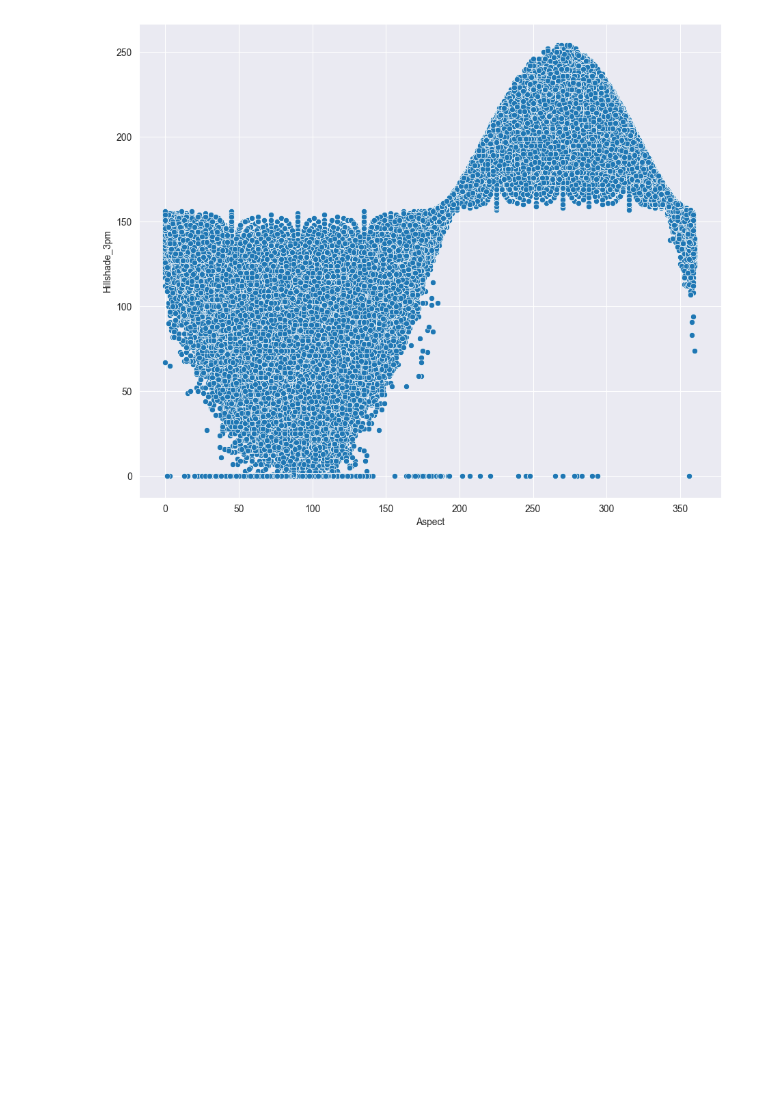
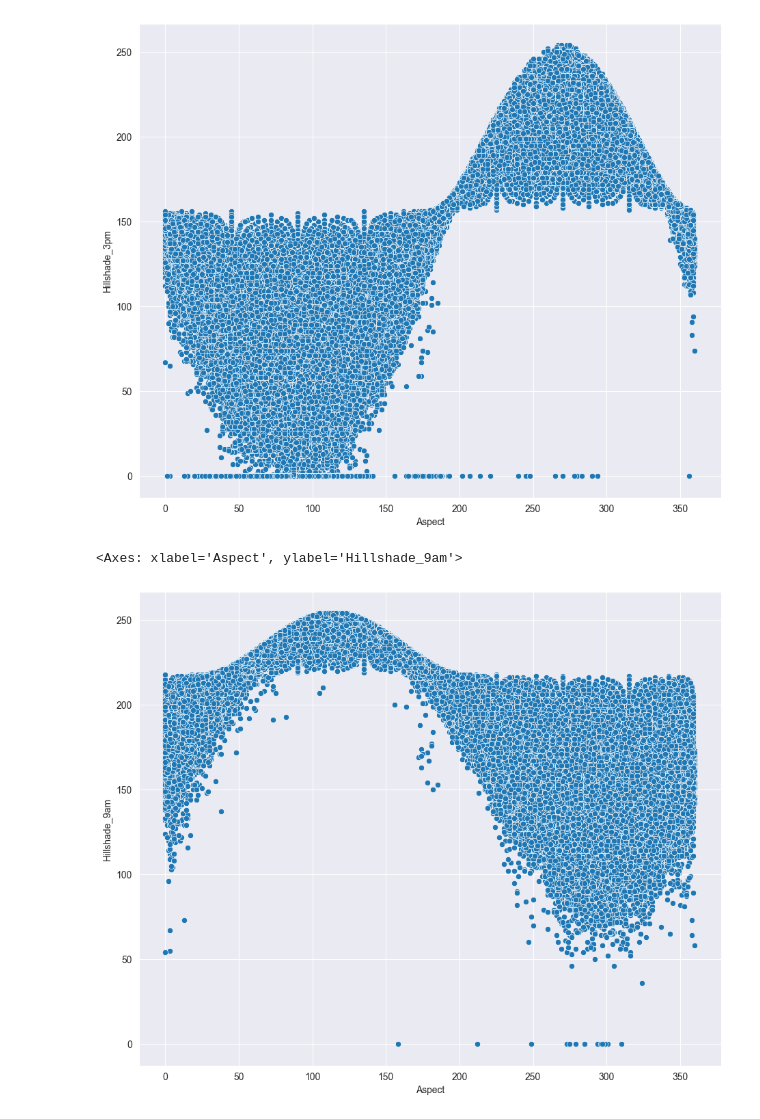
Before and after one commit to Arcewirz/forrest-type-prediction, a Jupyter notebook: eda.ipynb, the cells around one changed output. Drawn from its saved outputs; the diff is of its cells as text; code cells hidden in the pictures; blank space fills up the shorter version.

Commit message:
Add hillshade to aspect plots

```diff
--- a/eda.ipynb
+++ b/eda.ipynb
@@ -127,3 +127,11 @@ sns.scatterplot(data=df,
 # %% [output]
 <Axes: xlabel='Aspect', ylabel='Hillshade_3pm'>
 [figure]
+# %%
+f, ax = plt.subplots(figsize=(11, 9))
+sns.scatterplot(data=df,
+                x='Aspect',
+                y='Hillshade_9am')
+# %% [output]
+<Axes: xlabel='Aspect', ylabel='Hillshade_9am'>
+[figure, added]
```
Also changed, not shown: parts of 1 cell of this notebook.
